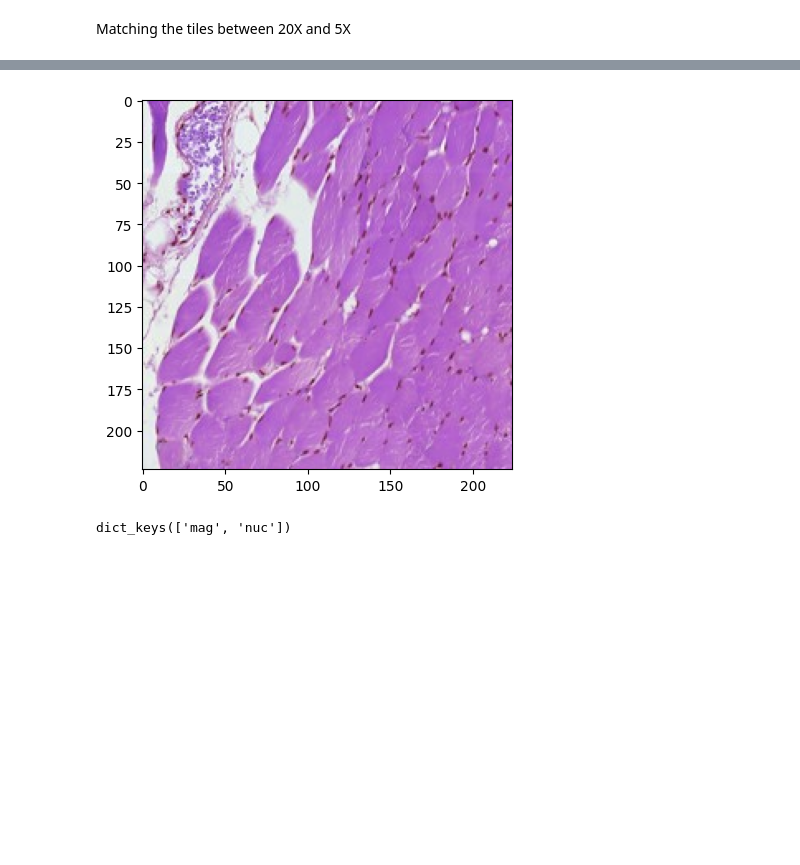
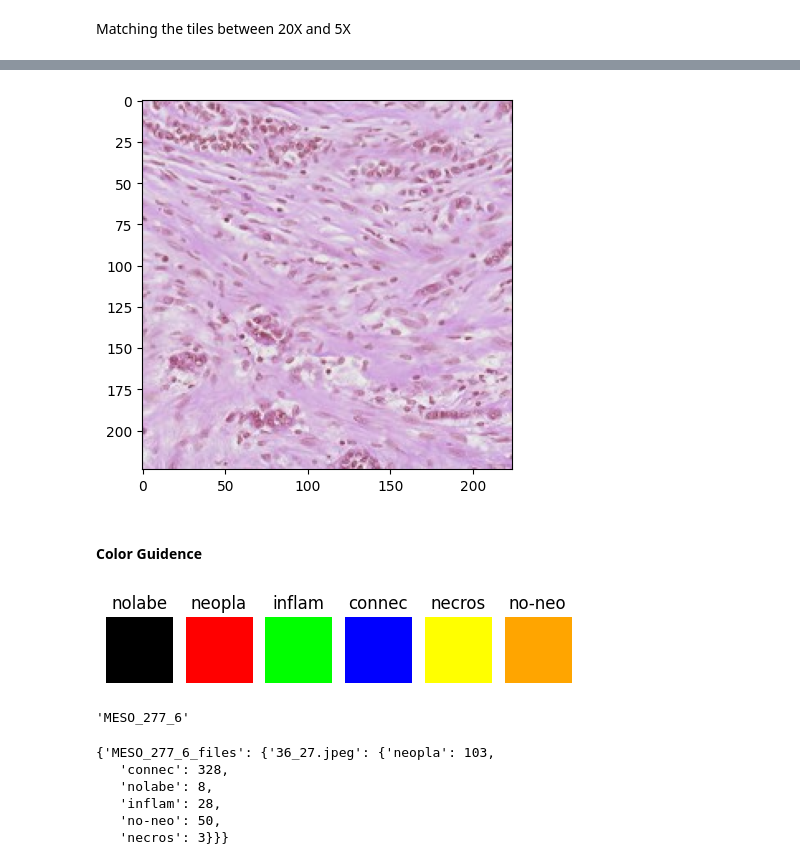
Before and after one commit to FarzanehSeyedshahi/Histomorphological-Phenotype-Learning, a Jupyter notebook: workflow/hovernet.ipynb, the cells around one changed output, grey strips where cells are left out. Drawn from its saved outputs; the diff is of its cells as text; code cells hidden in the pictures; blank space fills up the shorter version.

```diff
--- a/workflow/hovernet.ipynb
+++ b/workflow/hovernet.ipynb
@@ -55,17 +57,68 @@ plt.show()
 # %%
 # show the 5x version of the image
-path = '/nfs/home/users/fshahi/Projects/Datasets/large_ndpis/tiled/MESO_229_6_files/5.0/{}_{}.jpeg'.format(i_5x, j_5x)
+path = '/nfs/home/users/fshahi/Projects/Datasets/large_ndpis/tiled/MESO_277_6_files/5.0/{}_{}.jpeg'.format(i_5x, j_5x)
 image = cv2.imread(path)
 plt.imshow(image)
 plt.show()
 # %% [output]
-[figure, old version]
+[figure, new version]
-# %%
-# open json file
-folder, format_ = 'json', 'json'
-path = '/nfs/home/users/fshahi/Projects/Datasets/large_ndpis/hovernet/MESO_229_6_files/20.0/{}/147_83.{}'.format(folder, format_)
-json_file = open(path)
-data = json.load(json_file)
-data
-# %% [output]
-dict_keys(['mag', 'nuc'])
+# %% [markdown]
+#### Color Guidence
+# %%
+# from: https://github.com/vqdang/hover_net/blob/master/type_info.json
+color_dict = {
+    "0" : ["nolabe", [0  ,   0,   0]],
+    "1" : ["neopla", [255,   0,   0]],
+    "2" : ["inflam", [0  , 255,   0]],
+    "3" : ["connec", [0  ,   0, 255]],
+    "4" : ["necros", [255, 255,   0]],
+    "5" : ["no-neo", [255, 165,   0]]
+}
+
+fig, ax = plt.subplots(1,6, figsize=(6,1))
+for i in range(0,6):
+    color = color_dict[str(i)][1]
+    label = color_dict[str(i)][0]
+    ax[i].imshow(np.array(color).reshape(1,1,3))
+    ax[i].set_title(label)
+    ax[i].axis('off')
+plt.show()
+# %% [output]
+[figure, added]
+# %%
+filenames_5x[0].split('_files')[0]
+# %% [output]
+'MESO_277_6'
+# %%
+path_folder = '/nfs/home/users/fshahi/Projects/Datasets/large_ndpis/tiled/'
+filenames_5x = os.listdir(path_folder)
+
+nuc_types = dict()
+for filename in filenames_5x[:1]:
+    nuc_types[filename] = dict()
+    tiles = os.listdir(path_folder + filename + '/5.0/')
+    for tile in tiles[:1]:
+        start_i_5x, start_j_5x = tile.split('.jpeg')[0].split('_')
+        start_i, start_j = int(start_i_5x)*4, int(start_j_5x)*4
+        nuc_types[filename][tile] = dict()
+        for i in range(start_i, start_i+4):
+            for j in range(start_j, start_j+4):
+                try:
+                    path = '/nfs/home/users/fshahi/Projects/Datasets/large_ndpis/hovernet/{}/20.0/json/{}_{}.json'.format(filename,i,j)
+                    json_file = open(path)
+                    data = json.load(json_file)
+                    for i_nuc in data['nuc']:
+                        type_index = str(data['nuc'][i_nuc]['type'])
+                        nuc_type_key = color_dict[type_index][0]
+                        nuc_types[filename][tile][nuc_type_key] = nuc_types[filename][tile].get(nuc_type_key, 0) + 1
+                except:
+                    pass
+
+nuc_types
+# %% [output]
+{'MESO_277_6_files': {'36_27.jpeg': {'neopla': 103,
+   'connec': 328,
+   'nolabe': 8,
+   'inflam': 28,
+   'no-neo': 50,
+   'necros': 3}}}
```
Also changed, not shown: parts of 5 cells of this notebook, 1 other file.
